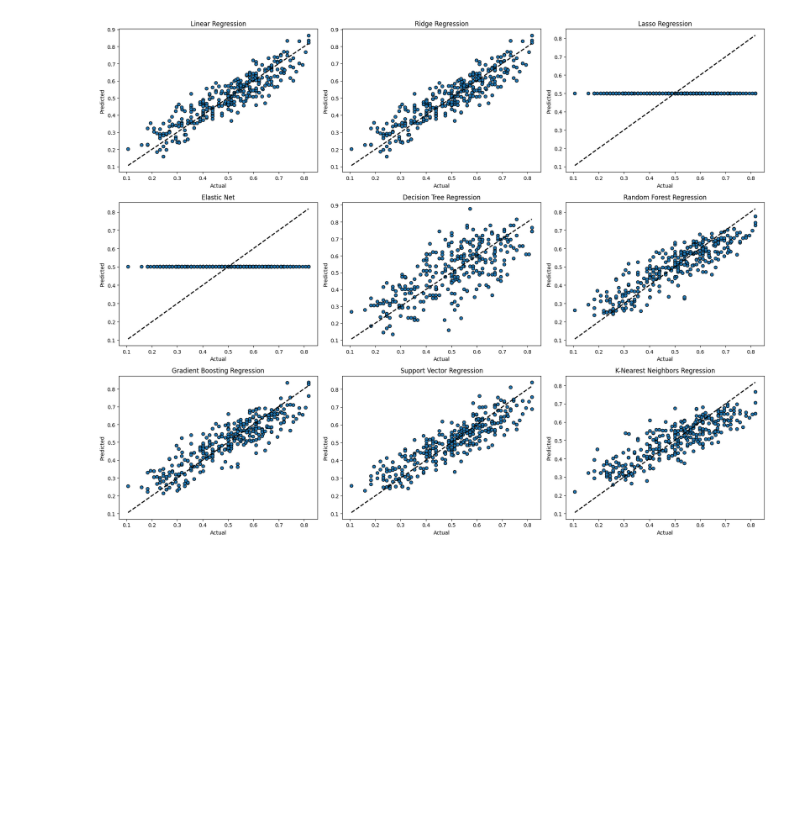
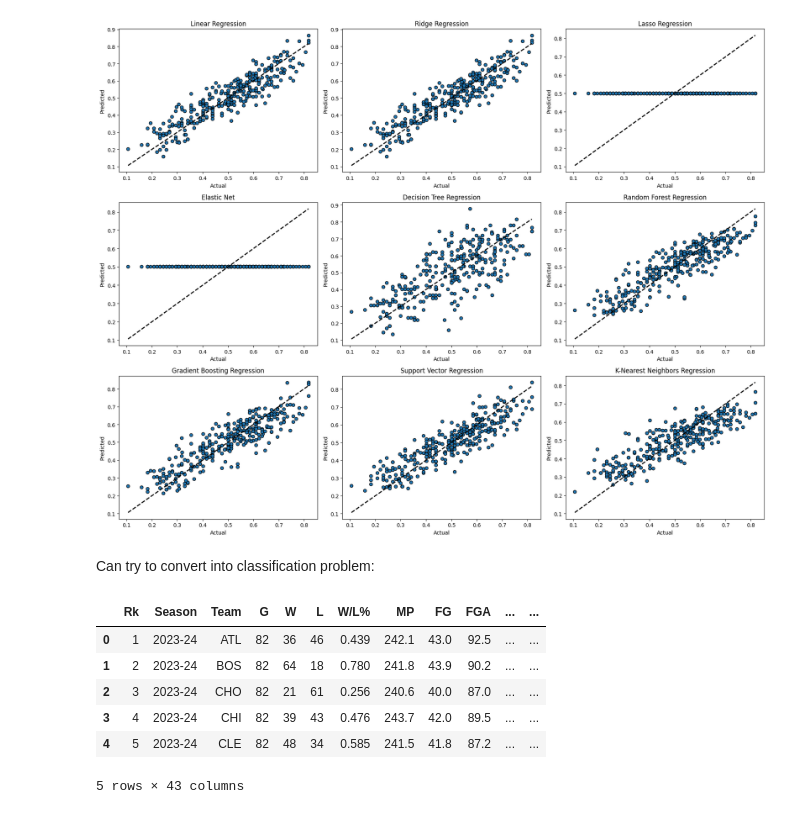
Before and after one commit to ChinmayVar/FinalProject156, a Jupyter notebook: final_proj.ipynb, the cells around one changed output. Drawn from its saved outputs; the diff is of its cells as text; code cells hidden in the pictures; blank space fills up the shorter version.

```diff
--- a/final_proj.ipynb
+++ b/final_proj.ipynb
@@ -162,3 +162,29 @@ Model Performance Comparison:
 7       Support Vector Regression  0.005232   0.778126
 8  K-Nearest Neighbors Regression  0.007061   0.700538
 [figure]
+# %% [markdown]
+Can try to convert into classification problem:
+# %%
+# Load the datasets
+all_teams = pd.read_csv('nba2.csv')
+playoff_teams = pd.read_csv('nba2_playoffs.csv')
+
+# Create a set of unique team-season combinations that made the playoffs
+playoff_set = set(zip(playoff_teams['Team'], playoff_teams['Season']))
+
+# Function to check if a team made the playoffs
+def made_playoffs(row):
+    return 1 if (row['Team'], row['Season']) in playoff_set else 0
+
+# Apply the function to the large dataset
+all_teams['made_playoffs'] = all_teams.apply(made_playoffs, axis=1)
+
+all_teams.head()
+# %% [output]
+|  | Rk | Season | Team | G | W | L | W/L% | MP | FG | FGA | ... | ... |
+| 0 | 1 | 2023-24 | ATL | 82 | 36 | 46 | 0.439 | 242.1 | 43.0 | 92.5 | ... | ... |
+| 1 | 2 | 2023-24 | BOS | 82 | 64 | 18 | 0.780 | 241.8 | 43.9 | 90.2 | ... | ... |
+| 2 | 3 | 2023-24 | CHO | 82 | 21 | 61 | 0.256 | 240.6 | 40.0 | 87.0 | ... | ... |
+| 3 | 4 | 2023-24 | CHI | 82 | 39 | 43 | 0.476 | 243.7 | 42.0 | 89.5 | ... | ... |
+| 4 | 5 | 2023-24 | CLE | 82 | 48 | 34 | 0.585 | 241.5 | 41.8 | 87.2 | ... | ... |
+5 rows × 43 columns
```
Also changed, not shown: 1 other file.
